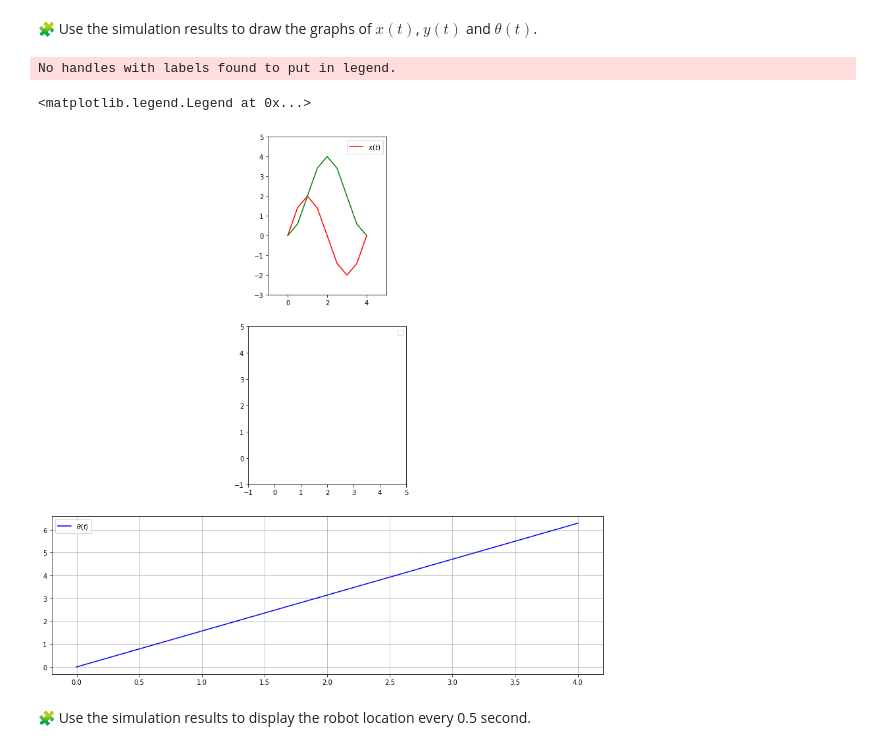
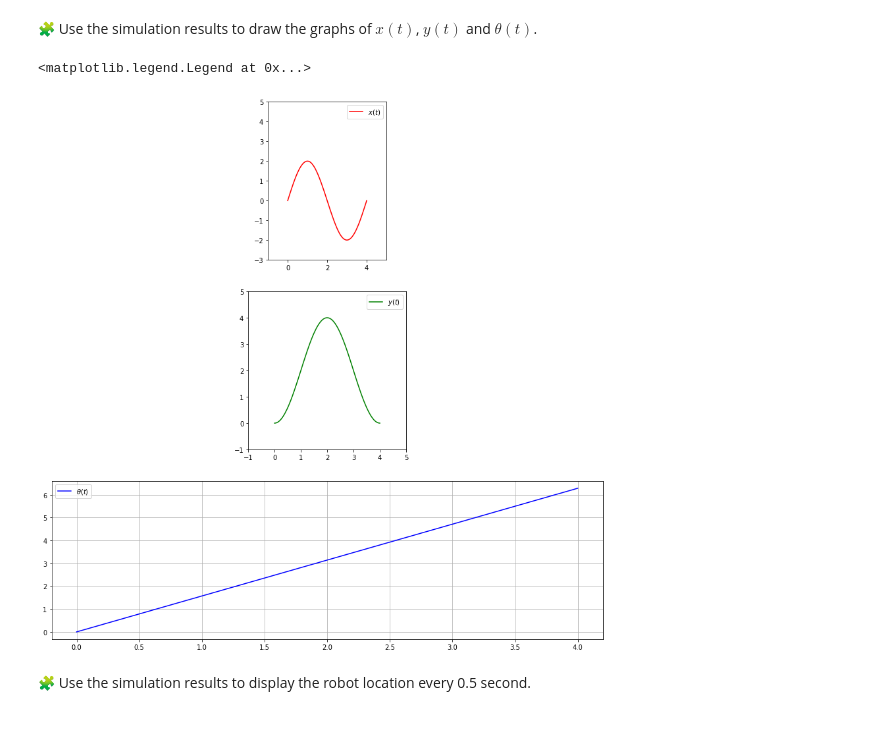
Before and after one commit to DobanSORO/Team_16-2021-2022, a Jupyter notebook: Automatic_Project_ (1).ipynb, the cells around one changed output. Saved outputs shown, nothing was run; the diff lists cells and outputs as text; code cells hidden in the pictures.

```diff
--- a/Automatic_Project_ (1).ipynb
+++ b/Automatic_Project_ (1).ipynb
@@ -149,20 +155,19 @@ X=result['sol'](t)
 # %%
 f, ax = subplots(3,figsize=(15,15))
 
 ax[0].plot(t,X[0],'-r',label=r'$x(t)$')
 ax[0].axis([-1,5 , -3,5 ])
 ax[0].set_aspect(1)
 ax[0].legend()
-ax[0].plot(t,X[1],'-r',label=r'$y(t)$')
+ax[1].plot(t,X[1],'-g',label=r'$y(t)$')
 ax[1].axis([-1,5 , -1,5 ])
 ax[1].set_aspect(1)
 ax[1].legend()
 ax[2].plot(t,X[2],'-b',label=r'$\theta(t)$')
 grid(True)
 legend()
 # %% [output]
-No handles with labels found to put in legend.
+<matplotlib.legend.Legend at 0x...>
-<matplotlib.legend.Legend at 0x...>
-[figure, old version]
+[figure, new version]
 # %% [markdown]
 🧩 Use the simulation results to display the robot location every 0.5 second.
```
Also changed, not shown: parts of 11 cells of this notebook.
